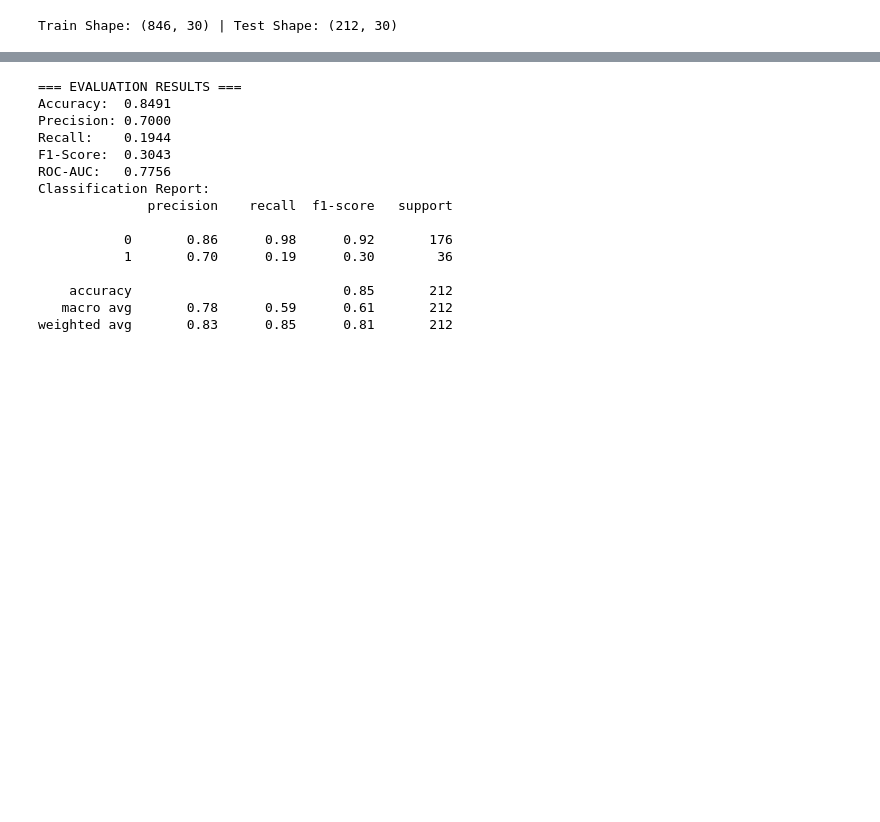
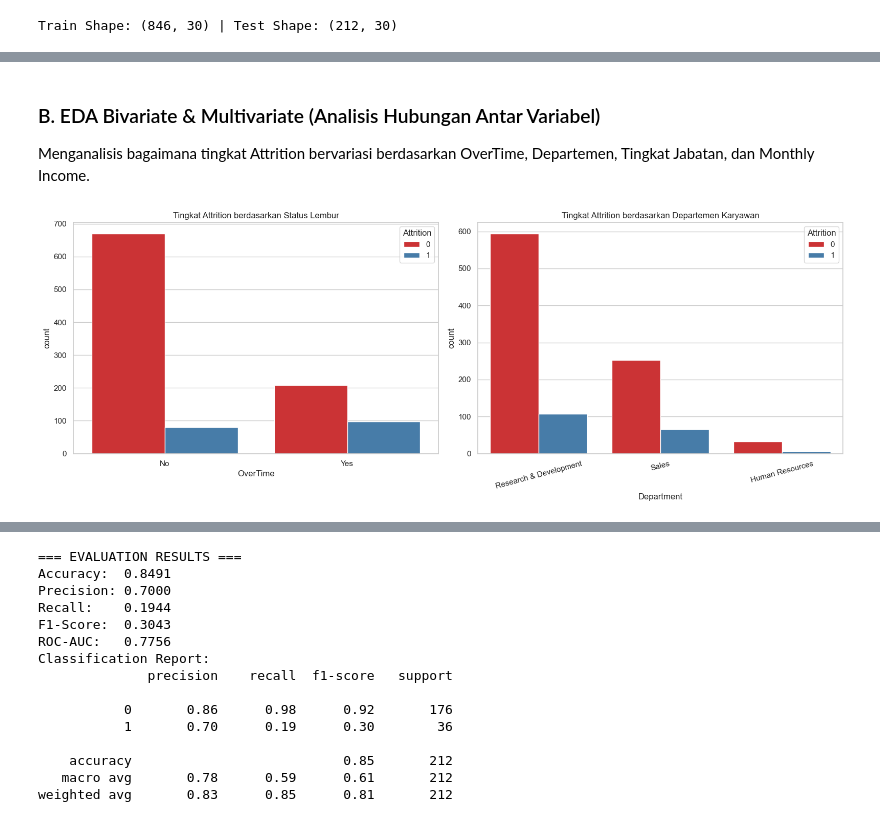
Before and after one commit to ZyVoir/pidi-capstone, a Jupyter notebook: DS/submission-1/submission/notebook.ipynb, the cells around one changed output, grey strips where cells are left out. Drawn from its saved outputs; the diff is of its cells as text; code cells hidden in the pictures; blank space fills up the shorter version.

```diff
--- a/DS/submission-1/submission/notebook.ipynb
+++ b/DS/submission-1/submission/notebook.ipynb
@@ -73,0 +142,19 @@ Train Shape: (846, 30) | Test Shape: (212, 30)
+# %% [markdown]
+### B. EDA Bivariate & Multivariate (Analisis Hubungan Antar Variabel)
+Menganalisis bagaimana tingkat Attrition bervariasi berdasarkan OverTime, Departemen, Tingkat Jabatan, dan Monthly Income.
+# %%
+# 1. Korelasi Antara Variabel Kategorik (OverTime, Department) dengan Attrition
+fig, axes = plt.subplots(1, 2, figsize=(16, 6))
+
+# OverTime vs Attrition
+sns.countplot(data=labeled_df, x='OverTime', hue='Attrition', ax=axes[0], palette='Set1')
+axes[0].set_title('Tingkat Attrition berdasarkan Status Lembur')
+
+# Department vs Attrition
+sns.countplot(data=labeled_df, x='Department', hue='Attrition', ax=axes[1], palette='Set1')
+axes[1].set_title('Tingkat Attrition berdasarkan Departemen Karyawan')
+plt.xticks(rotation=15)
+plt.tight_layout()
+plt.show()
+# %% [output]
+[figure, added]
```
Also changed, not shown: parts of 7 cells of this notebook, 5 other files.
